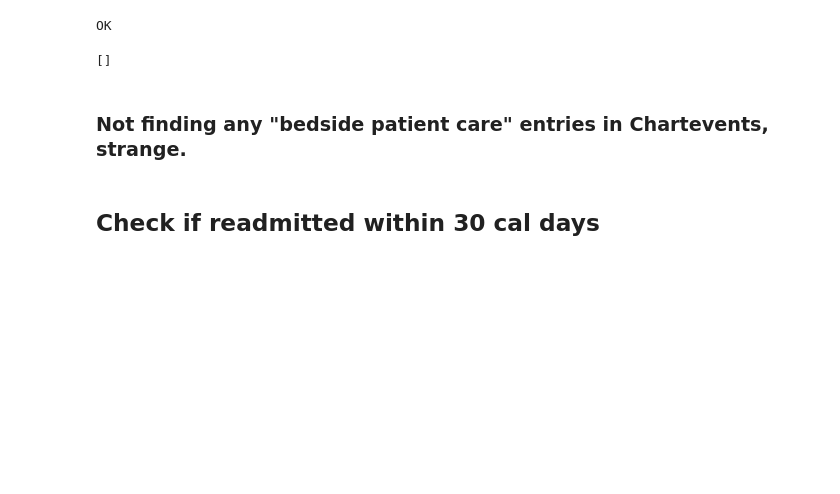
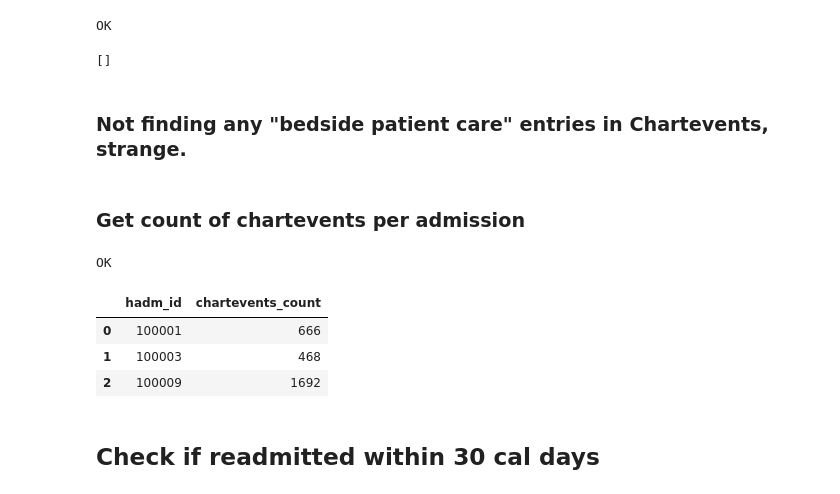
Before and after one commit to Bcromas/618_Final_Project, a Jupyter notebook: 618_Draft_FInal_Proj-Q3.ipynb, the cells around one changed output. Drawn from its saved outputs; the diff is of its cells as text; code cells hidden in the pictures; blank space fills up the shorter version.

```diff
--- a/618_Draft_FInal_Proj-Q3.ipynb
+++ b/618_Draft_FInal_Proj-Q3.ipynb
@@ -268,3 +268,19 @@ chart_care_all
 []
 # %% [markdown]
 ### Not finding any "bedside patient care" entries in Chartevents, strange.
+# %% [markdown]
+### Get count of chartevents per admission
+# %%
+# Connect to Postgres & get counts of CHARTEVENTS for each admission record
+try:
+    con = psycopg2.connect("host='localhost' dbname='mimic' user='postgres' password='postgres'")
+    cur = con.cursor()
+    cur.execute ("""SELECT hadm_id,  count(hadm_id)
+	FROM mimiciii.chartevents
+	GROUP BY chartevents.hadm_id;""")
+    con.commit()
+    print('OK')
+except Exception as e:
+    print(e)
+# %% [output]
+OK
@@ -270,0 +293,7 @@ chart_care_all
+# %%
+chartevents_count_df[:3]
+# %% [output]
+|  | hadm_id | chartevents_count |
+| 0 | 100001 | 666 |
+| 1 | 100003 | 468 |
+| 2 | 100009 | 1692 |
```
Also changed, not shown: parts of 38 cells of this notebook, 1 other file.
